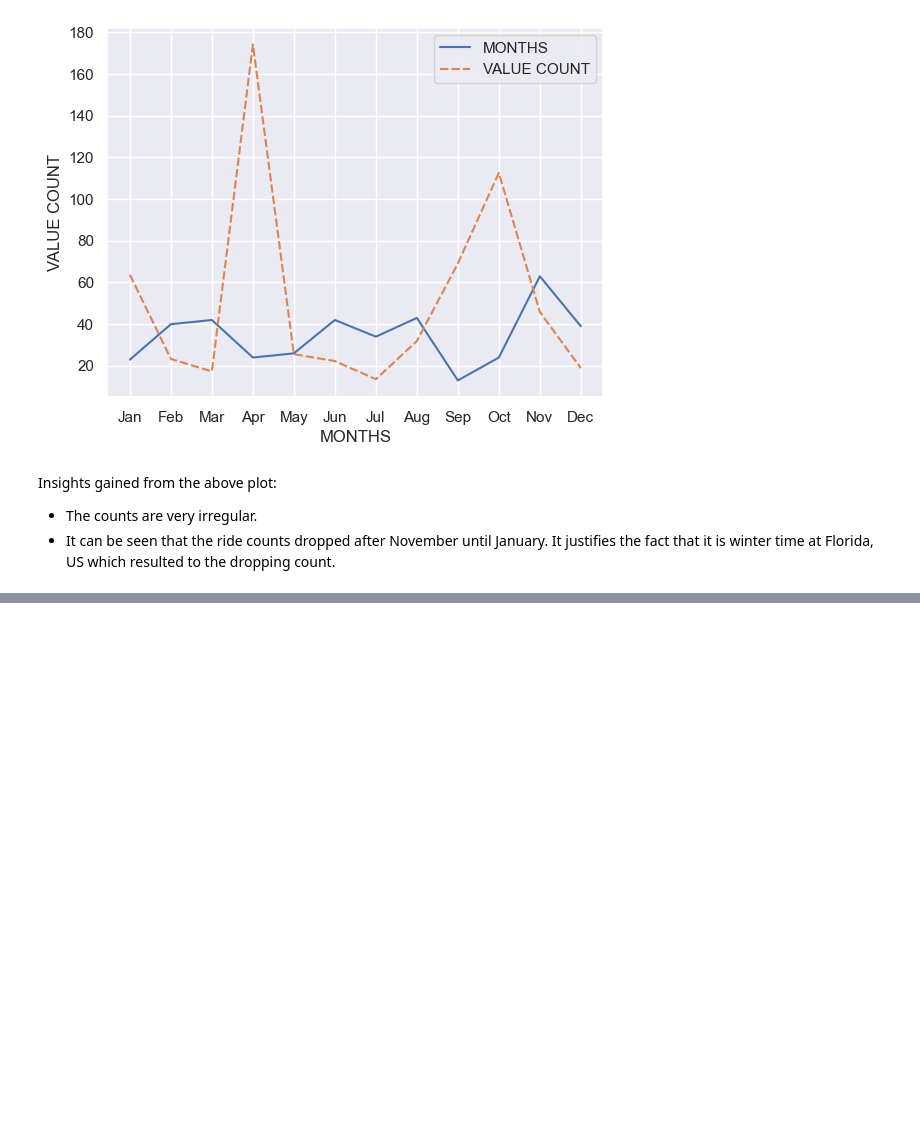
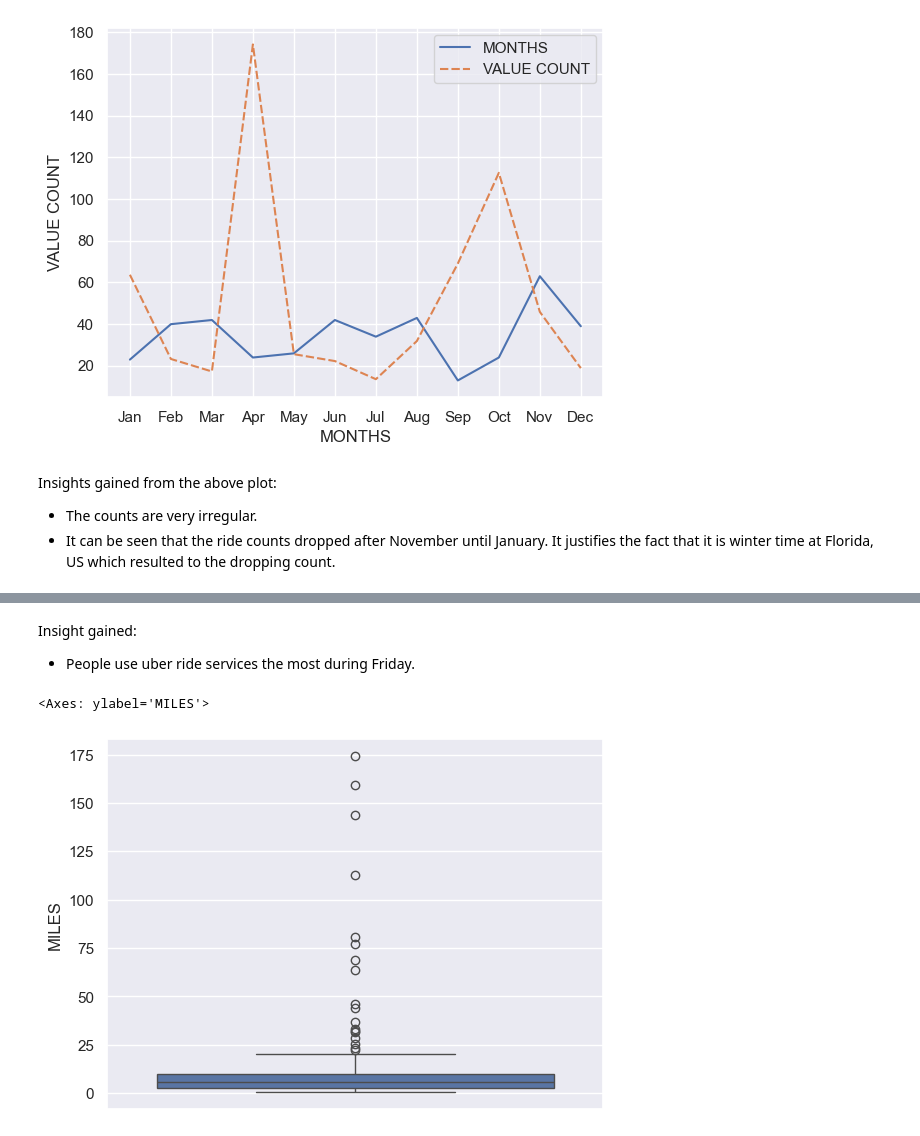
Before and after one commit to harizzzzz/Uber-Ride-Analysis, a Jupyter notebook: uber-rides-EDA.ipynb, the cells around one changed output, grey strips where cells are left out. Cells and saved outputs as stored; diff of their text form; code cells hidden in the pictures; blank space fills up the shorter version.

```diff
--- a/uber-rides-EDA.ipynb
+++ b/uber-rides-EDA.ipynb
@@ -290,0 +321,13 @@ Insights gained from the above plot:
+# %% [markdown]
+Insight gained:
+- People use uber ride services the most during Friday.
+# %%
+# Explore MILES Column
+# trying the boxplot to view distribution of the column
+
+sns.boxplot(dataset['MILES'])
+
+# the produced plot is not very clear for interpretation
+# %% [output]
+<Axes: ylabel='MILES'>
+[figure, added]
```
Also changed, not shown: parts of 4 cells of this notebook.
